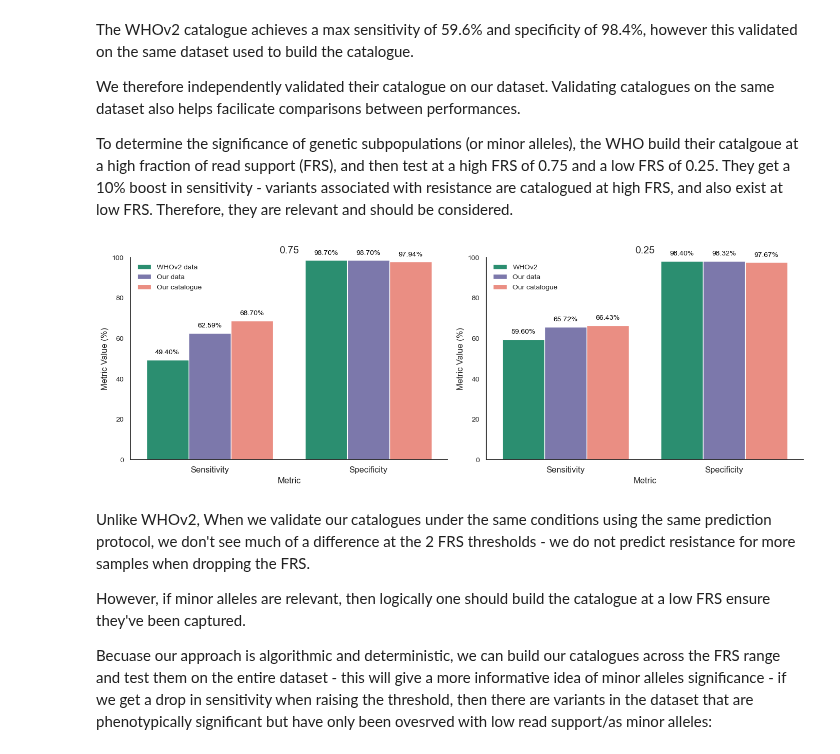
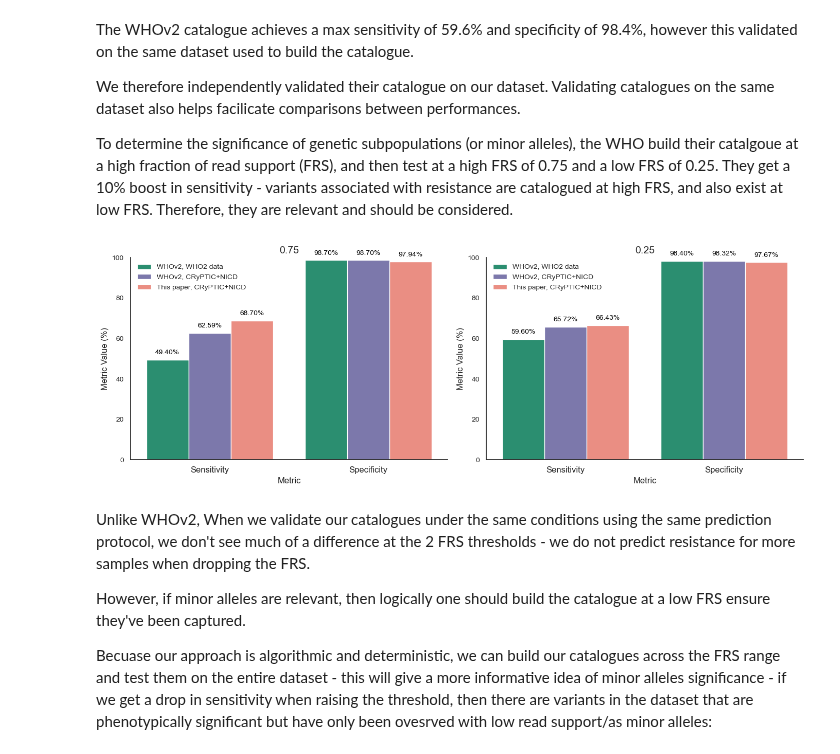
Before and after one commit to fowler-lab/tb-bdq-cat, a Jupyter notebook: Results_1.ipynb, the cells around one changed output. Cells and saved outputs as stored; diff of their text form; code cells hidden in the pictures.

```diff
--- a/Results_1.ipynb
+++ b/Results_1.ipynb
@@ -986,21 +1005,21 @@ cm, _cov, _sens_25, _spec_25, _FN_ids, _FP_ids = piezo_predict(all[all.FRS>=0.25
 # %%
 # combine performance charts into one axis
 performance = {
     0.75: {
-        "WHOv2 data": {"Sensitivity": 49.4, "Specificity": 98.7},
-        "Our data": {"Sensitivity": _who_sens_75 * 100, "Specificity": _who_spec_75 * 100},
-        "Our catalogue": {"Sensitivity": _sens_75 * 100, "Specificity": _spec_75 * 100},
+        "WHOv2, WHO2 data": {"Sensitivity": 49.4, "Specificity": 98.7},
+        "WHOv2, CRyPTIC+NICD": {"Sensitivity": _who_sens_75 * 100, "Specificity": _who_spec_75 * 100},
+        "This paper, CRyPTIC+NICD": {"Sensitivity": _sens_75 * 100, "Specificity": _spec_75 * 100},
     },
     0.25: {
-        "WHOv2": {"Sensitivity": 59.6, "Specificity": 98.4},
-        "Our data": {"Sensitivity": _who_sens_25 * 100, "Specificity": _who_spec_25 * 100},
-        "Our catalogue": {"Sensitivity": _sens_25 * 100, "Specificity": _spec_25 * 100},
+        "WHOv2, WHO2 data": {"Sensitivity": 59.6, "Specificity": 98.4},
+        "WHOv2, CRyPTIC+NICD": {"Sensitivity": _who_sens_25 * 100, "Specificity": _who_spec_25 * 100},
+        "This paper, CRyPTIC+NICD": {"Sensitivity": _sens_25 * 100, "Specificity": _spec_25 * 100},
     },
 }
 
 utils.compare_metrics_groups(performance, figsize=(14, 5))
 # %% [output]
-[figure, old version]
+[figure, new version]
 # %% [markdown]
 Unlike WHOv2, When we validate our catalogues under the same conditions using the same prediction protocol, we don't see much of a difference at the 2 FRS thresholds - we do not predict resistance for more samples when dropping the FRS.
 
```
Also changed, not shown: parts of 14 cells of this notebook.
